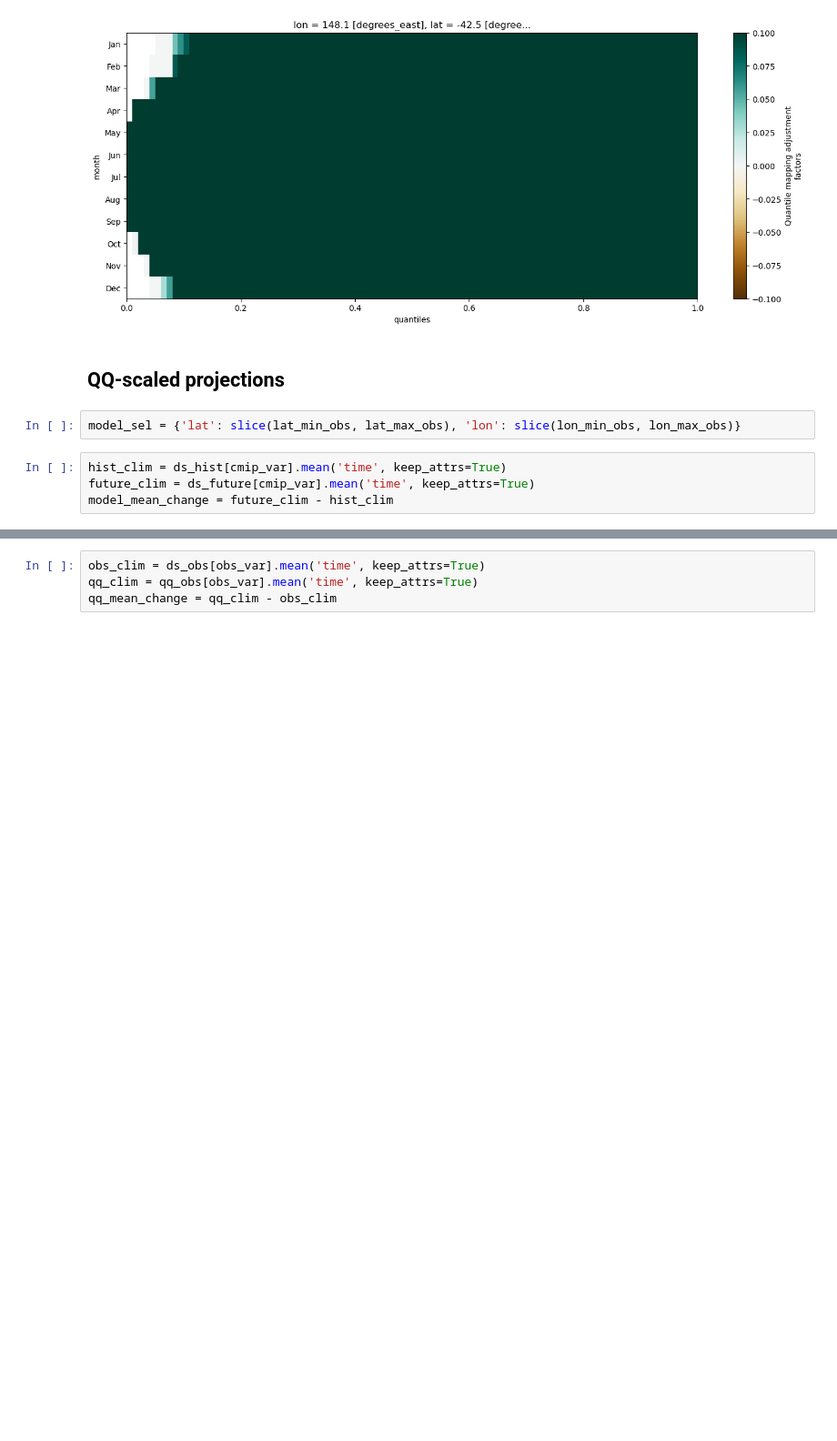
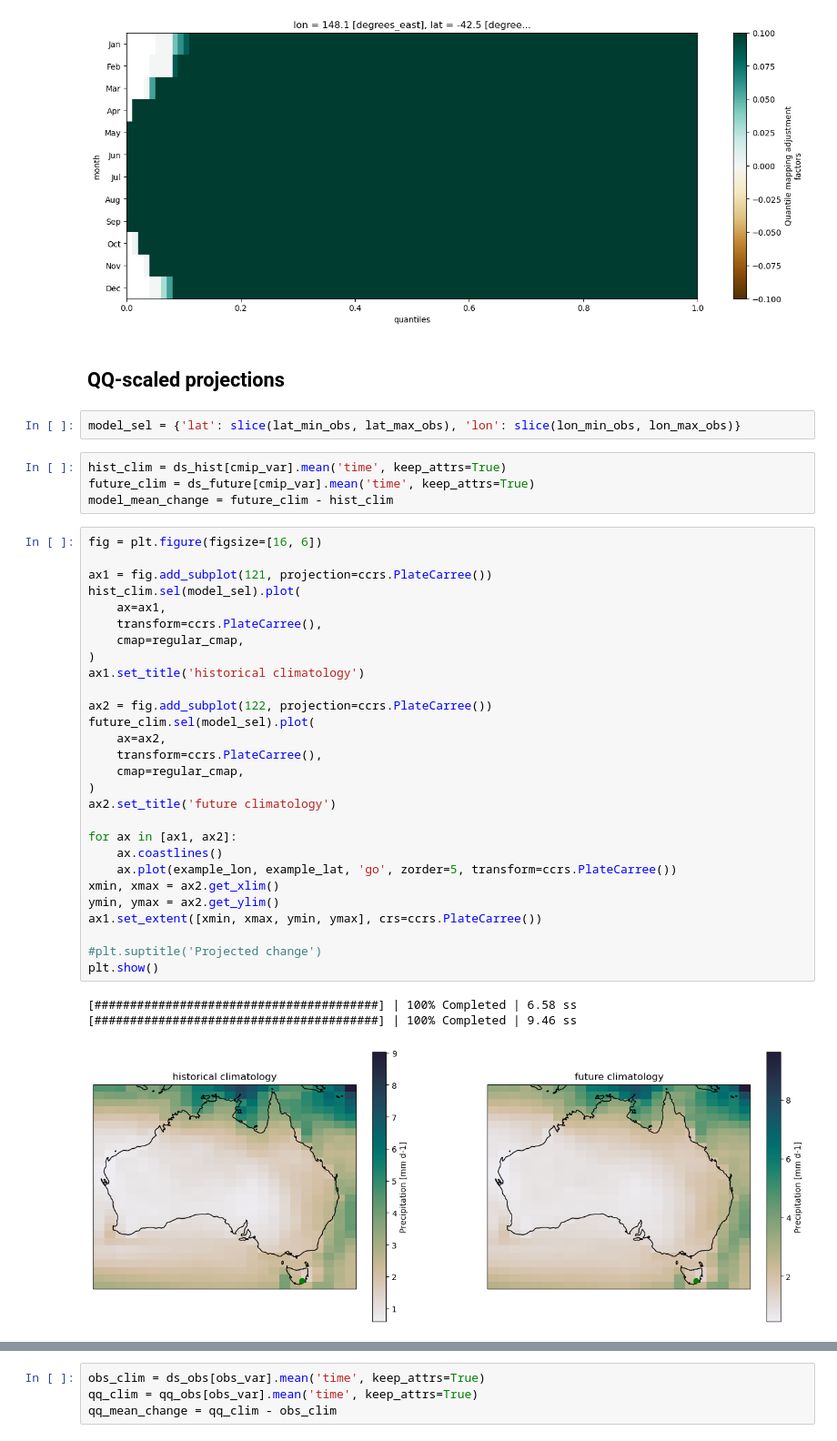
Before and after one commit to AusClimateService/qqscale, a Jupyter notebook: example_validation/pr-qqscaled-multiplicative_day_AGCD-ACCESS-ESM1-5_ssp370_r1i1p1f1_20350101-20641231.ipynb, the cells around one changed output, grey strips where cells are left out. Shown at 91% size. Saved outputs shown, nothing was run; the diff lists cells and outputs as text; blank space fills up the shorter version.

```diff
--- a/example_validation/pr-qqscaled-multiplicative_day_AGCD-ACCESS-ESM1-5_ssp370_r1i1p1f1_20350101-20641231.ipynb
+++ b/example_validation/pr-qqscaled-multiplicative_day_AGCD-ACCESS-ESM1-5_ssp370_r1i1p1f1_20350101-20641231.ipynb
@@ -322,6 +385,38 @@ model_sel = {'lat': slice(lat_min_obs, lat_max_obs), 'lon': slice(lon_min_obs, l
 hist_clim = ds_hist[cmip_var].mean('time', keep_attrs=True)
 future_clim = ds_future[cmip_var].mean('time', keep_attrs=True)
 model_mean_change = future_clim - hist_clim
+# %%
+fig = plt.figure(figsize=[16, 6])
+
+ax1 = fig.add_subplot(121, projection=ccrs.PlateCarree())
+hist_clim.sel(model_sel).plot(
+    ax=ax1,
+    transform=ccrs.PlateCarree(),
+    cmap=regular_cmap,
+)
+ax1.set_title('historical climatology')
+
+ax2 = fig.add_subplot(122, projection=ccrs.PlateCarree())
+future_clim.sel(model_sel).plot(
+    ax=ax2,
+    transform=ccrs.PlateCarree(),
+    cmap=regular_cmap,
+)
+ax2.set_title('future climatology')
+
+for ax in [ax1, ax2]:
+    ax.coastlines()
+    ax.plot(example_lon, example_lat, 'go', zorder=5, transform=ccrs.PlateCarree())
+xmin, xmax = ax2.get_xlim()
+ymin, ymax = ax2.get_ylim()
+ax1.set_extent([xmin, xmax, ymin, ymax], crs=ccrs.PlateCarree())
+
+#plt.suptitle('Projected change')
+plt.show()
+# %% [output]
+[########################################] | 100% Completed | 6.58 ss
+[########################################] | 100% Completed | 9.46 ss
+[figure, added]
 # %%
 model_mean_change = model_mean_change.compute()
 # %% [output]
```
Also changed, not shown: parts of 15 cells of this notebook, 1 other file.
